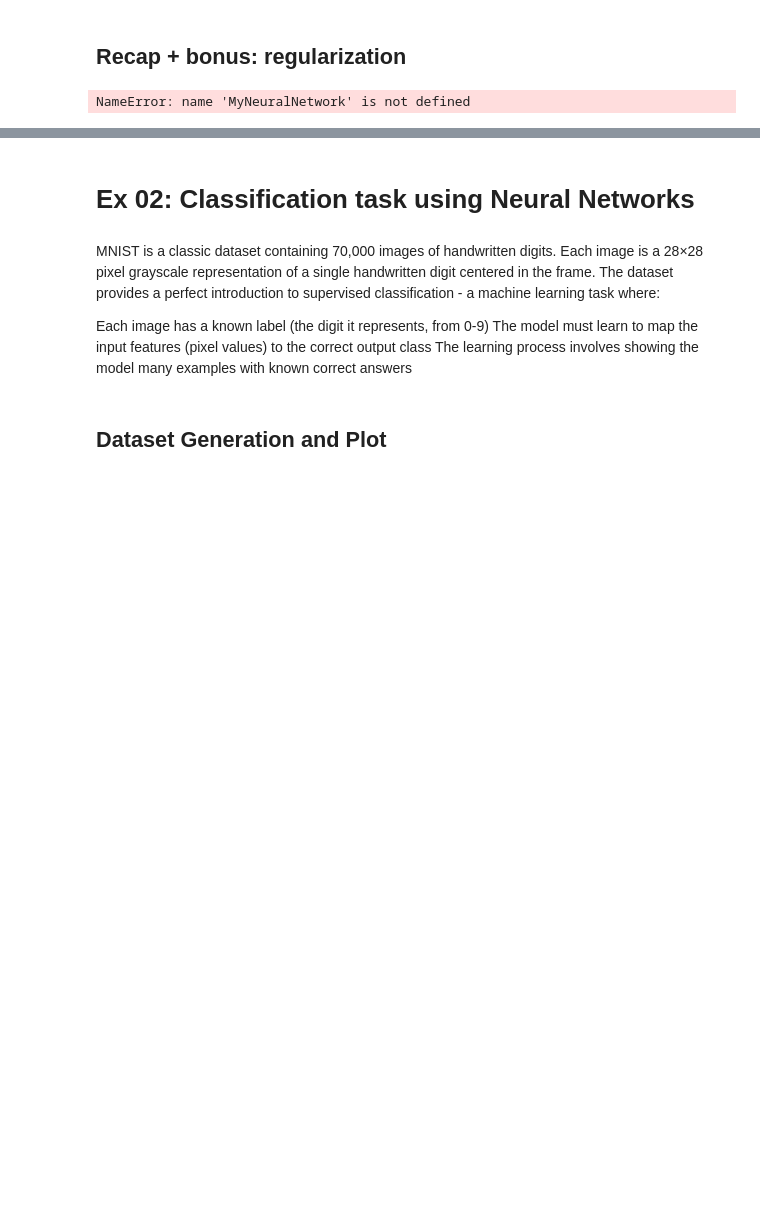
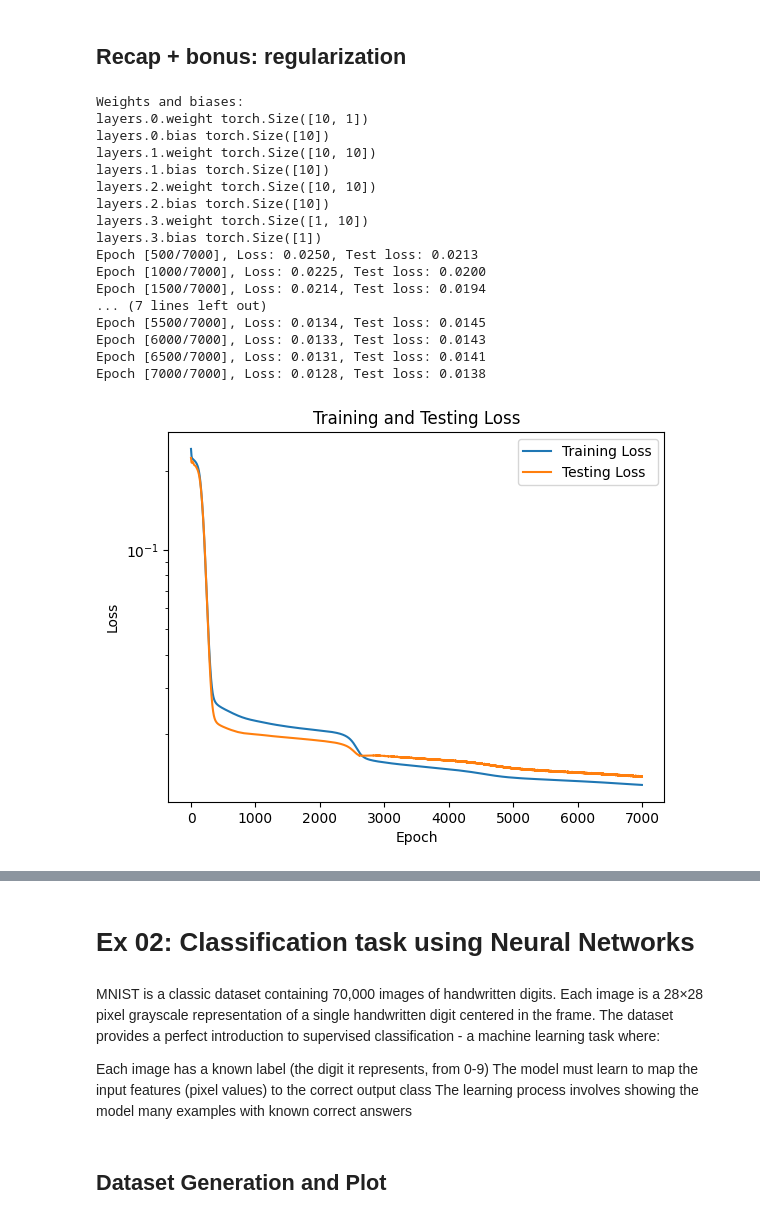
Before and after one commit to Warre-y/Data-Driven-Engineering, a Jupyter notebook: NeuralNetwork/neural_networks_2025_1.ipynb, the cells around one changed output, grey strips where cells are left out. Drawn from its saved outputs; the diff is of its cells as text; code cells hidden in the pictures; blank space fills up the shorter version.

```diff
--- a/NeuralNetwork/neural_networks_2025_1.ipynb
+++ b/NeuralNetwork/neural_networks_2025_1.ipynb
@@ -439,9 +450,11 @@ for epoch in range(num_epochs):
 
     # Forward pass on training data
     # output = ...
+    output = model(X_train_scaled)
 
     # compute loss on training data
     # loss = ...
+    loss = criterion(output, Y_train_scaled)
 
     # Compute L1 regularization term
     l1_regularization = 0.0
@@ -458,6 +471,9 @@ for epoch in range(num_epochs):
     # ...                       # Clear the gradients
     # ...                       # Perform backpropagation
     # ...                       # Update the weights
+    optimizer.zero_grad()   # Clear the gradients (reset gradients to zero)
+    loss.backward()         # Perform backpropagation (compute gradients)
+    optimizer.step()        # Update the weights (adjust parameters based on gradients)
 
     train_loss_list.append(loss.item()) # Save the losses
     test_loss_list.append(loss_test.item())
@@ -469,31 +485,48 @@ for epoch in range(num_epochs):
 plt.plot(train_loss_list, label='Training Loss')
 plt.plot(test_loss_list, label='Testing Loss')
 plt.xlabel('Epoch')
 plt.ylabel('Loss')
 plt.title('Training and Testing Loss')
 plt.yscale('log')
 plt.legend()
 plt.show()
 
 # Plot the NN performance:
 with torch.no_grad():
     # Scale all the input data to the range -1 to 1
     X_orig_torch = torch.tensor(x_orig, dtype=torch.float32)
     X_orig_scaled = 2 * (X_orig_torch - X_train_min)/(X_train_max - X_train_min) - 1
 
     Y_pred = model(X_orig_scaled)
     # Rescale the prediction back to the original scales
     Y_pred_rescaled = (Y_train_max-Y_train_min)/2*(Y_pred + 1) + Y_train_min
 
 plt.scatter(X_train, Y_train, c='b', alpha=0.5, label='Training Data')
 plt.scatter(X_test, Y_test, c='g', alpha=0.5, label='Test Data')
 plt.plot(x_orig, y_orig, c='cyan', lw=3, label='Original Curve')
 plt.plot(x_orig, Y_pred_rescaled.numpy(), c='red', lw=3, label='Predicted Curve')
 plt.plot(x_orig, Y_first_pred.numpy(), c='orange', lw=3, label='Predicted Curve before optimization')
 plt.legend()
 plt.xlabel('x')
 plt.ylabel('y')
 plt.title("Neural Network's prediction")
 plt.show()
 # %% [output]
-NameError: name 'MyNeuralNetwork' is not defined
+Weights and biases:
+layers.0.weight torch.Size([10, 1])
+layers.0.bias torch.Size([10])
+layers.1.weight torch.Size([10, 10])
+layers.1.bias torch.Size([10])
+layers.2.weight torch.Size([10, 10])
+layers.2.bias torch.Size([10])
+layers.3.weight torch.Size([1, 10])
+layers.3.bias torch.Size([1])
+Epoch [500/7000], Loss: 0.0250, Test loss: 0.0213
+Epoch [1000/7000], Loss: 0.0225, Test loss: 0.0200
+Epoch [1500/7000], Loss: 0.0214, Test loss: 0.0194
+... (7 lines left out)
+Epoch [5500/7000], Loss: 0.0134, Test loss: 0.0145
+Epoch [6000/7000], Loss: 0.0133, Test loss: 0.0143
+Epoch [6500/7000], Loss: 0.0131, Test loss: 0.0141
+Epoch [7000/7000], Loss: 0.0128, Test loss: 0.0138
+[figure, added]
```
Also changed, not shown: parts of 8 cells of this notebook.
